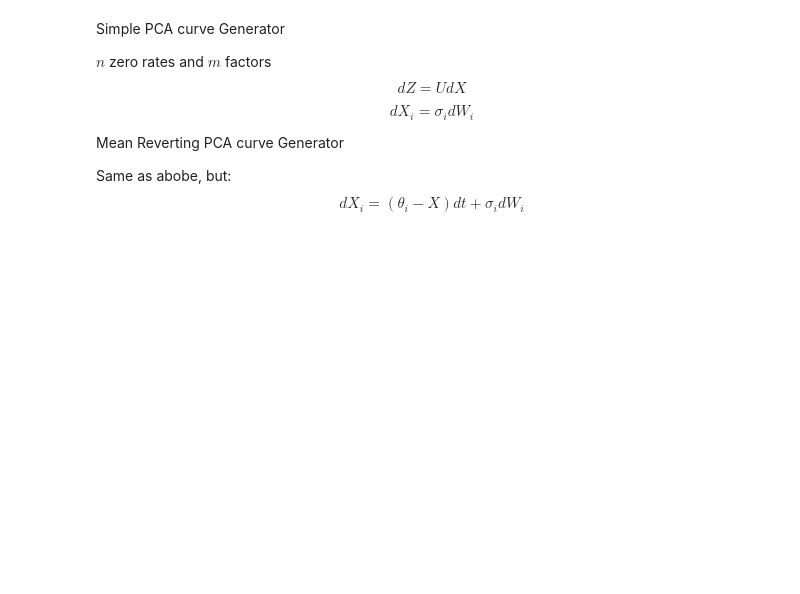
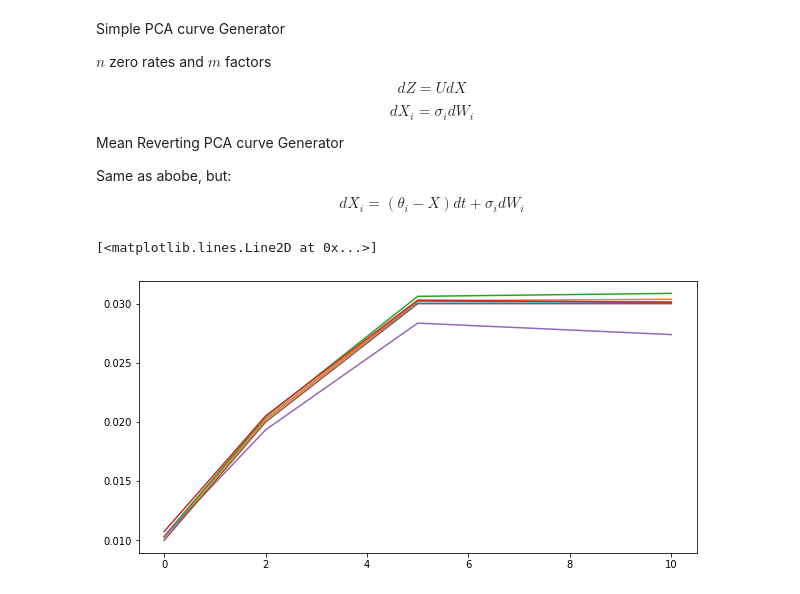
Before and after one commit to Center-for-Mathematical-Finance/cmf_rateslib, a Jupyter notebook: notebooks/Main.ipynb, the cells around one changed output. Cells and saved outputs as stored; diff of their text form; code cells hidden in the pictures; blank space fills up the shorter version.

Commit message:
Added evolve and fit methods to simple pca and made test mean reverting pca

```diff
--- a/notebooks/Main.ipynb
+++ b/notebooks/Main.ipynb
@@ -97,4 +119,4 @@ model = SimplePCAModel(
         [2,1,1,2]]).T,
         factor_vols=[0.01, 0.005, 0.001])
 # %%
-model.evolve_zero_curve(curve, 5, 1/252)
+evolved_curves = model.evolve_zero_curve(curve, 5, 1/252)
@@ -102,0 +125,8 @@ np.array([[2,2,2], [3,3,3]]).T * np.array([2,2])
+# %%
+fig = plt.figure(figsize=(10, 5))
+for ev_curve in evolved_curves:
+    plt.plot(curve._maturities, ev_curve._rates)
+plt.plot(curve._maturities, curve._rates)
+# %% [output]
+[<matplotlib.lines.Line2D at 0x...>]
+[figure, added]
```
Also changed, not shown: parts of 20 cells of this notebook, 2 other files.
